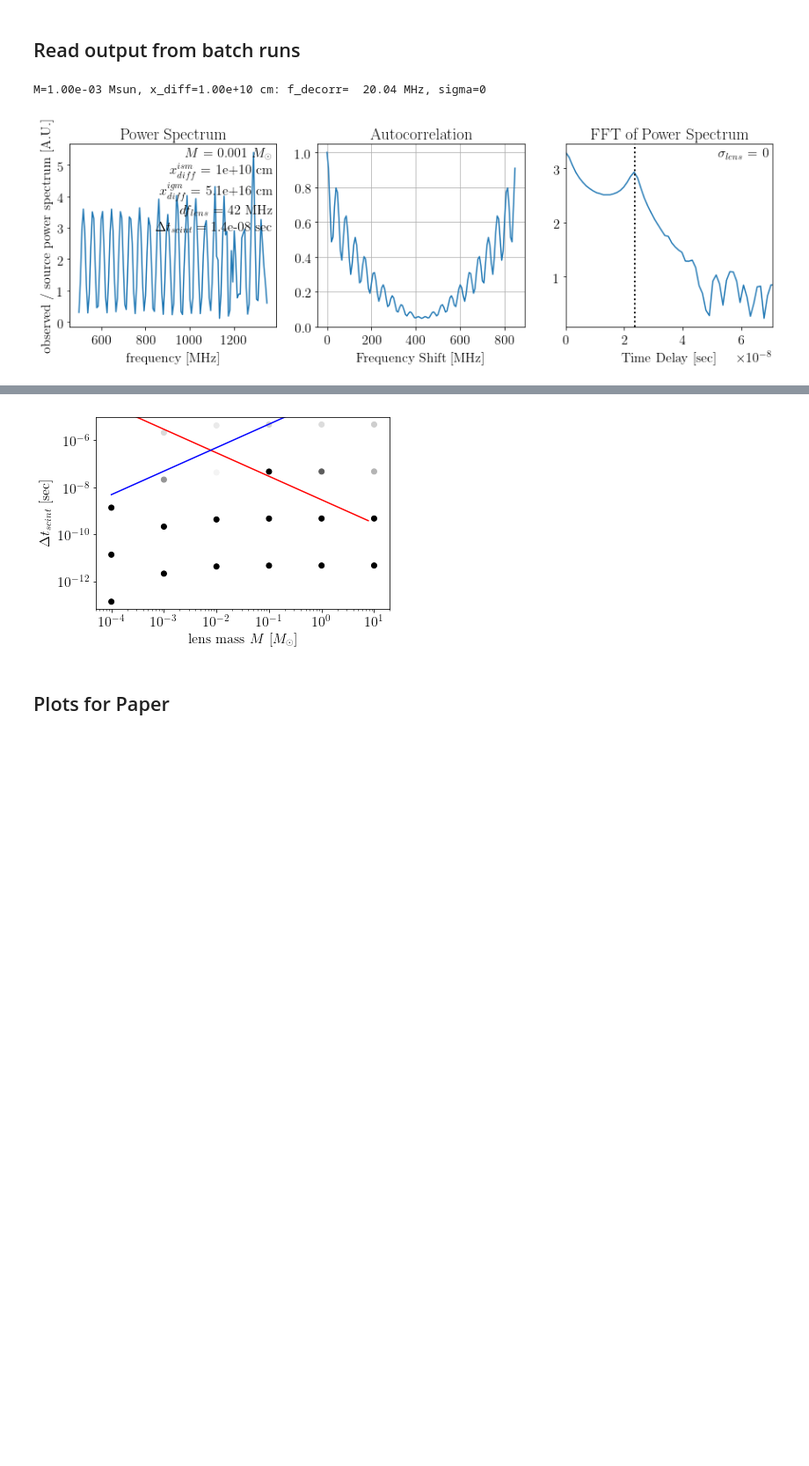
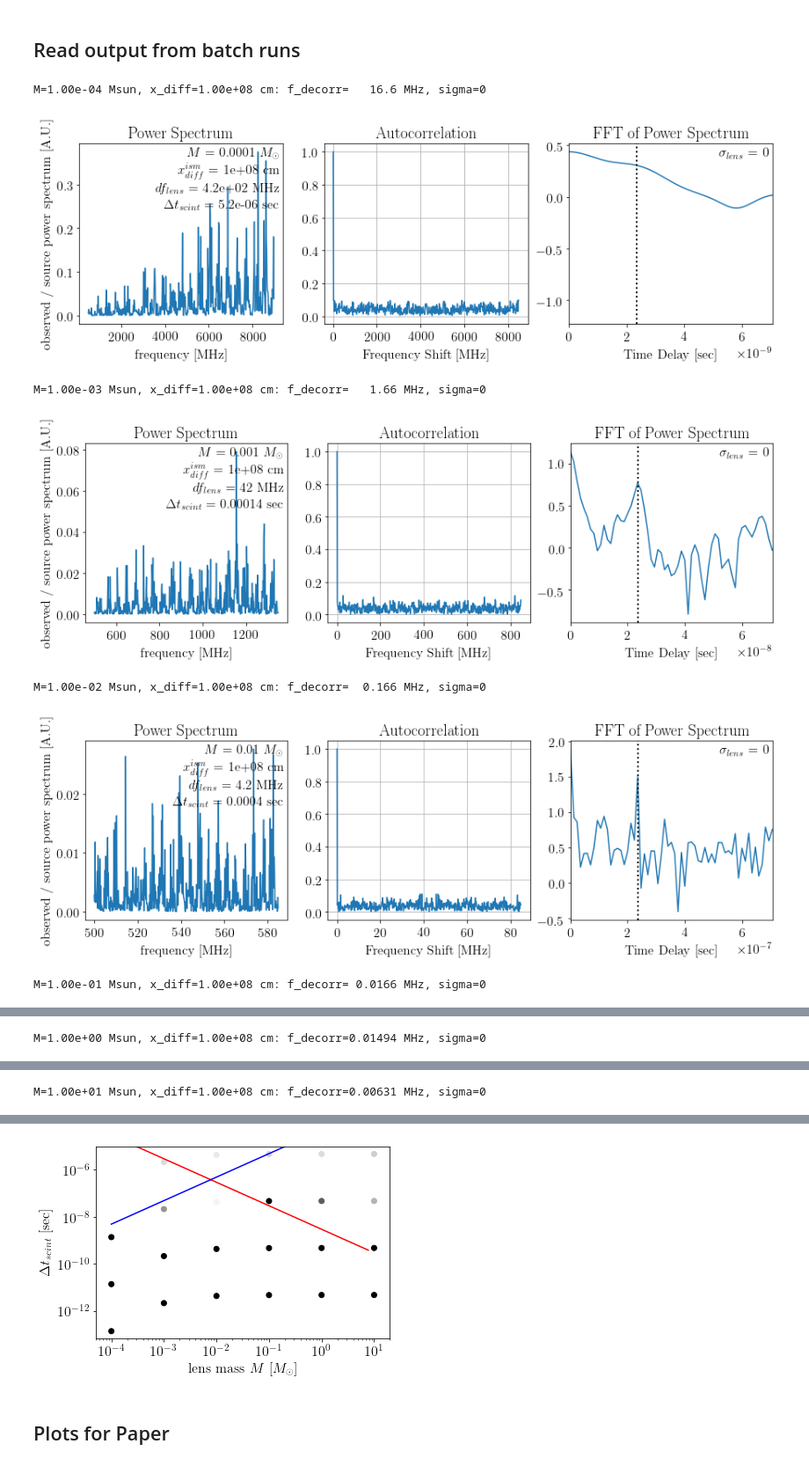
Before and after one commit to andrey-katz/FRB_lensing, a Jupyter notebook: frb.ipynb, the cells around one changed output, grey strips where cells are left out. Shown at 88% size. Cells and saved outputs as stored; diff of their text form; code cells hidden in the pictures; blank space fills up the shorter version.

```diff
--- a/frb.ipynb
+++ b/frb.ipynb
@@ -96,6 +96,7 @@ import re
 import time
 import pickle
 from collections import namedtuple
+import itertools
 import numpy.polynomial.polynomial as poly
 import scipy.special as sf
 import scipy.integrate as integ
@@ -112,6 +113,7 @@ if batch_mode:
     matplotlib.use('Agg')
 import matplotlib.pyplot as plt
 import matplotlib.colors as colors
+import matplotlib.patches as patches
 if not batch_mode:
     %matplotlib inline
     plt.rc('text', usetex=True)
@@ -184,7 +186,7 @@ eps          = 1e-8
 
 # Default x_diff
 x_diff_ism_0 = 2.2e8*u.cm
-x_diff_igm_0 = 1e12*u.cm
+x_diff_igm_0 = 1.5e15*u.cm
 
 # Seed random number generator
 if batch_mode:
@@ -581,8 +582,10 @@ def frb_analysis(run_summary, plot_file=None, ):
     # ---------------
     ax = plt.subplot(132)
     f_range_corr = f_range - f_range[0]
-    spect_corr   = np.array([ np.abs(np.mean(np.conj(spect_table) * np.roll(spect_table, n))) for n in range(len(omega_range)) ]) \
-                         / np.mean(np.abs(spect_table)**2)
+    T_table      = np.abs(spect_table_out/spect_table_in)**2
+#    spect_corr   = np.array([ np.abs(np.mean(np.conj(spect_table_out/spect_table_in) * np.roll((spect_table_out/spect_table_in), n))) for n in range(len(omega_range)) ]) \
+#                         / np.mean(np.abs(spect_table_out/spect_table_in)**2)
+    spect_corr   = np.abs(fft.ifft( np.abs(fft.fft(spect_table_out/spect_table_in)**2) )) / np.sum(np.abs(spect_table_out**2/spect_table_in**2)) # FIXME
     ax.plot(f_range_corr/u.MHz, spect_corr)
 #    ax.set_xlim(0., f_range_corr[100]/u.MHz)
     ax.grid(which='both')
@@ -1839,24 +2230,29 @@ if batch_mode != 0:
 # %% [markdown]
 ## Read output from batch runs
 # %%
-run_name = 'scint-igm2d'
+run_name = 'scint-mwism-xdiff1e8'
 with open(data_dir+'/'+run_name+'.summary.dat'.format(), 'rb') as f:
     run_summary = pickle.load(f)
 
 M_table        = np.array([ x['M']          for x in run_summary ])
 x_diff_table   = np.array([ x['x_diff_ism'] for x in run_summary ])
 x_ref_table    = np.array([ 1.*u.kpc / (np.mean(x['omega_range']) * x['x_diff_ism']) for x in run_summary ])
 dt_scint_table = x_ref_table**2 / (2. * 1.*u.kpc)
 
 # Plot results
 # ------------
 dt_lens_table  = []
 sigma_table    = []
 for r in run_summary[:]:
-#    frb_analysis(r)
-    frb_analysis(r, plot_file='plots/'+run_name+'-Msun{:g}-xdiff{:g}.pdf'.format(r['M']/u.Msun, r['x_diff_ism']/u.cm))
+    frb_analysis(r)
+#    frb_analysis(r, plot_file='plots/'+run_name+'-Msun{:g}-xdiff{:g}.pdf'.format(r['M']/u.Msun, r['x_diff_ism']/u.cm))
     dt_lens_table.append(delta_t_lens(r['DS'], r['DL'], r['M'], r['y']))
     sigma_table.append(r['sigma_lens'])
 # %% [output]
-M=1.00e-03 Msun, x_diff=1.00e+10 cm: f_decorr=  20.04 MHz, sigma=0
+M=1.00e-04 Msun, x_diff=1.00e+08 cm: f_decorr=   16.6 MHz, sigma=0
-[figure, old version]
+[figure, new version]
+M=1.00e-03 Msun, x_diff=1.00e+08 cm: f_decorr=   1.66 MHz, sigma=0
+[figure, added]
+M=1.00e-02 Msun, x_diff=1.00e+08 cm: f_decorr=  0.166 MHz, sigma=0
+[figure, added]
+M=1.00e-01 Msun, x_diff=1.00e+08 cm: f_decorr= 0.0166 MHz, sigma=0
@@ -1862,0 +2260 @@ M=1.00e-03 Msun, x_diff=1.00e+10 cm: f_decorr=  20.04 MHz, sigma=0
+M=1.00e+00 Msun, x_diff=1.00e+08 cm: f_decorr=0.01494 MHz, sigma=0
@@ -1862,0 +2262 @@ M=1.00e-03 Msun, x_diff=1.00e+10 cm: f_decorr=  20.04 MHz, sigma=0
+M=1.00e+01 Msun, x_diff=1.00e+08 cm: f_decorr=0.00631 MHz, sigma=0
```
Also changed, not shown: parts of 20 cells of this notebook.
